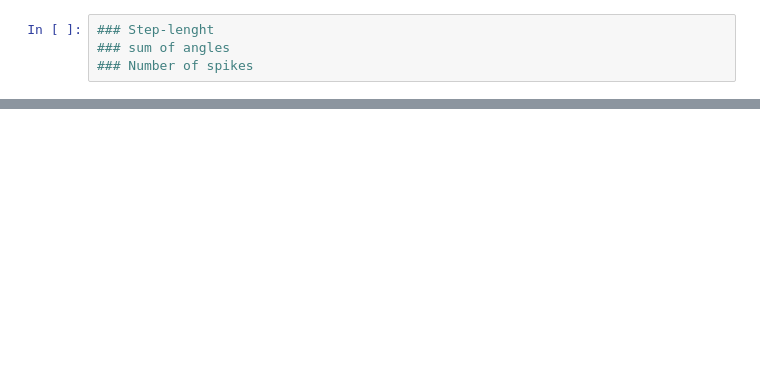
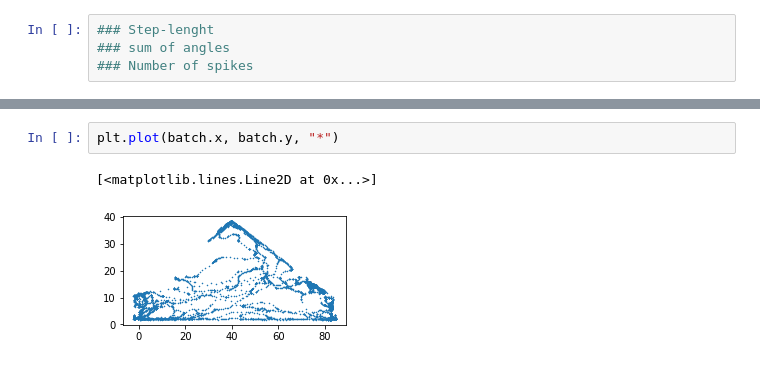
Before and after one commit to UlrikeScherer/Fish-Tracking-Visualization, a Jupyter notebook: Metrics.ipynb, the cells around one changed output, grey strips where cells are left out. Drawn from its saved outputs; the diff is of its cells as text; blank space fills up the shorter version.

```diff
--- a/Metrics.ipynb
+++ b/Metrics.ipynb
@@ -29,0 +118,5 @@ bdf = csv_of_the_day('23484201', days[25], is_back=False)
+# %%
+plt.plot(batch.x, batch.y, "*")
+# %% [output]
+[<matplotlib.lines.Line2D at 0x...>]
+[figure, added]
```
Also changed, not shown: parts of 17 cells of this notebook, 8 other files.
